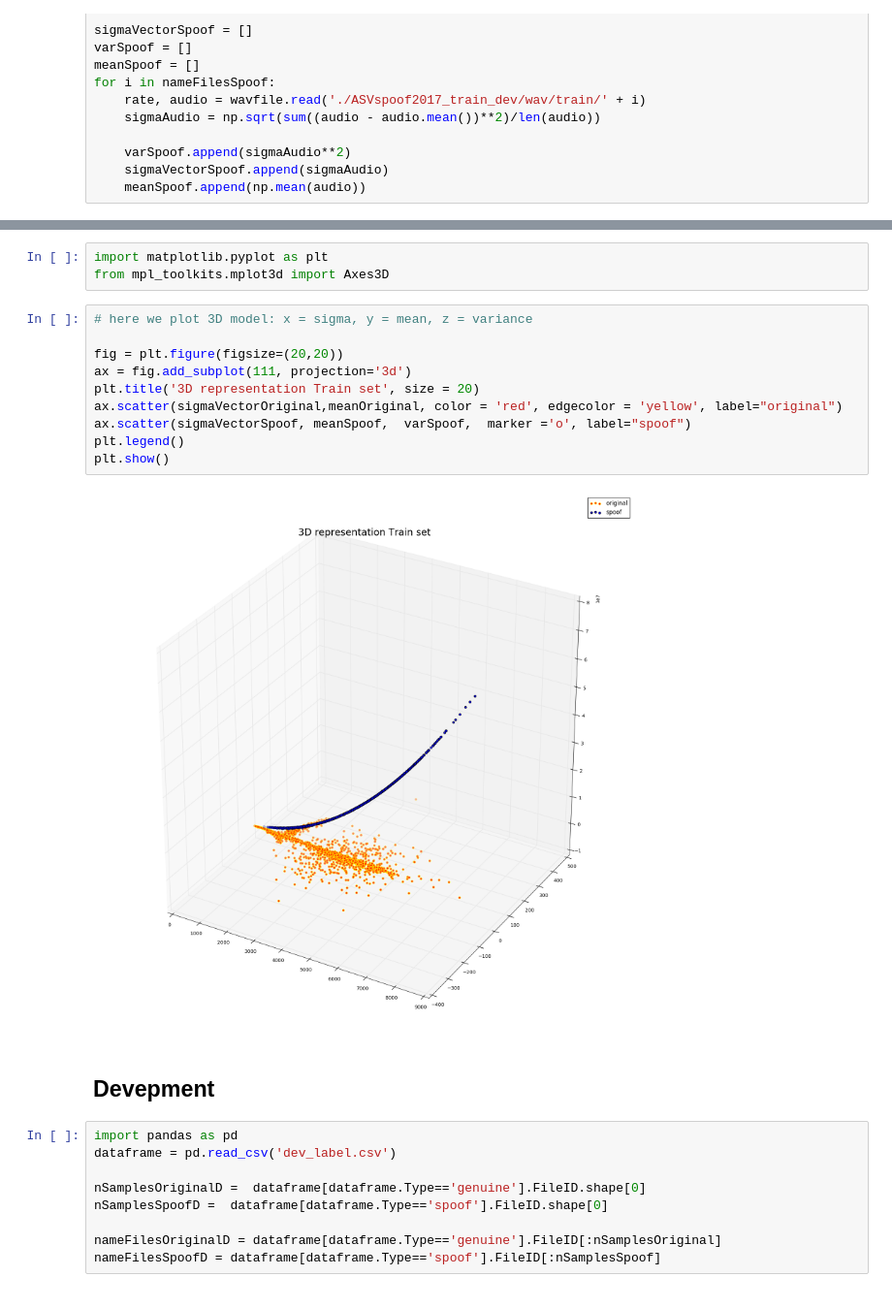
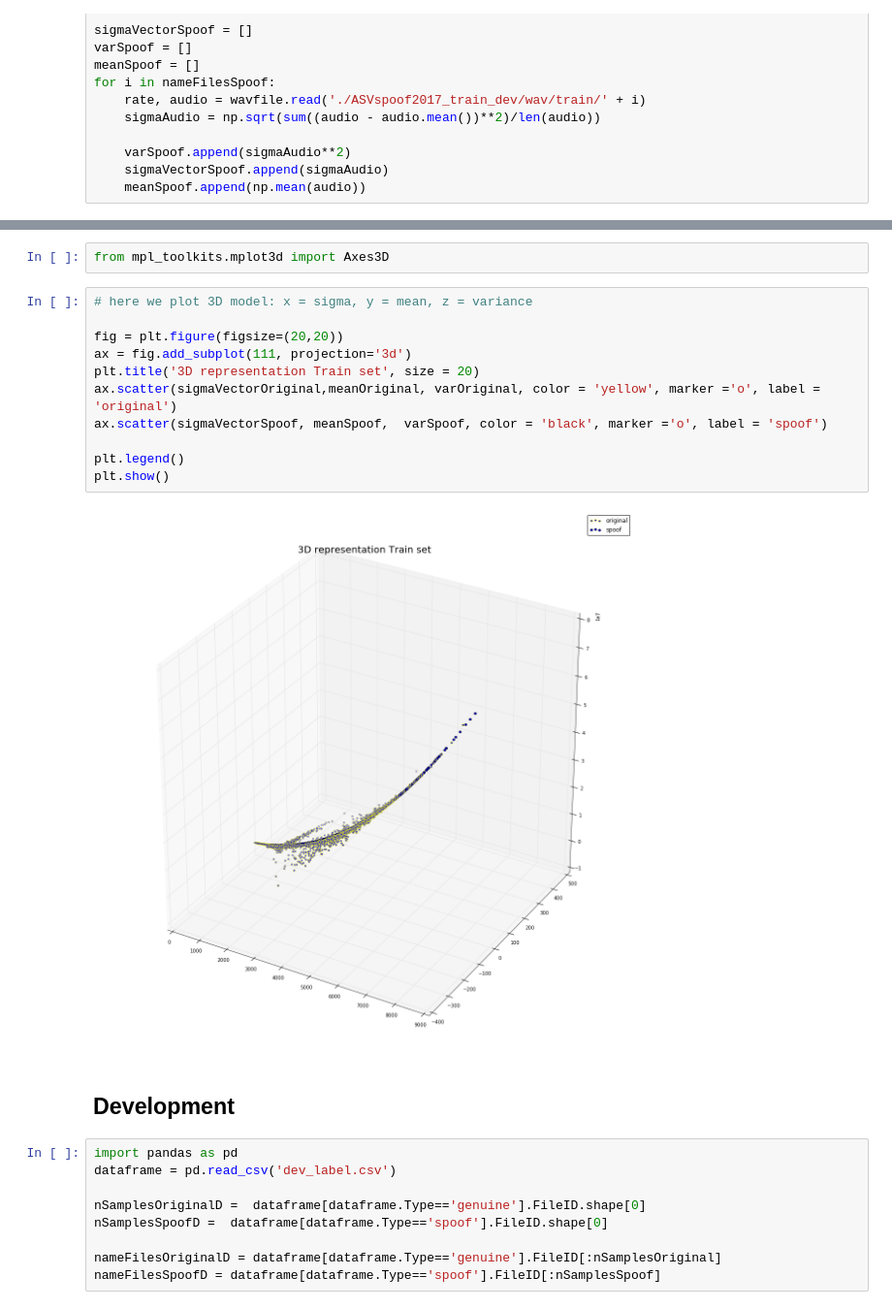
Before and after one commit to Anotherother/spoofingchallenge, a Jupyter notebook: compute gaussian sigma.ipynb, the cells around one changed output, grey strips where cells are left out. Shown at 97% size. Cells and saved outputs as stored; diff of their text form.

```diff
--- a/compute gaussian sigma.ipynb
+++ b/compute gaussian sigma.ipynb
@@ -234,20 +235,20 @@ plt.show()
 # %%
-import matplotlib.pyplot as plt
 from mpl_toolkits.mplot3d import Axes3D
 # %%
 # here we plot 3D model: x = sigma, y = mean, z = variance
 
 fig = plt.figure(figsize=(20,20))
 ax = fig.add_subplot(111, projection='3d')
 plt.title('3D representation Train set', size = 20)
-ax.scatter(sigmaVectorOriginal,meanOriginal, color = 'red', edgecolor = 'yellow', label="original")
-ax.scatter(sigmaVectorSpoof, meanSpoof,  varSpoof,  marker ='o', label="spoof")
+ax.scatter(sigmaVectorOriginal,meanOriginal, varOriginal, color = 'yellow', marker ='o', label = 'original')
+ax.scatter(sigmaVectorSpoof, meanSpoof,  varSpoof, color = 'black', marker ='o', label = 'spoof')
+
 plt.legend()
 plt.show()
 # %% [output]
-[figure, old version]
+[figure, new version]
 # %% [markdown]
-## Devepment
+## Development
 # %%
 import pandas as pd
 dataframe = pd.read_csv('dev_label.csv')
```
Also changed, not shown: parts of 15 cells of this notebook.
